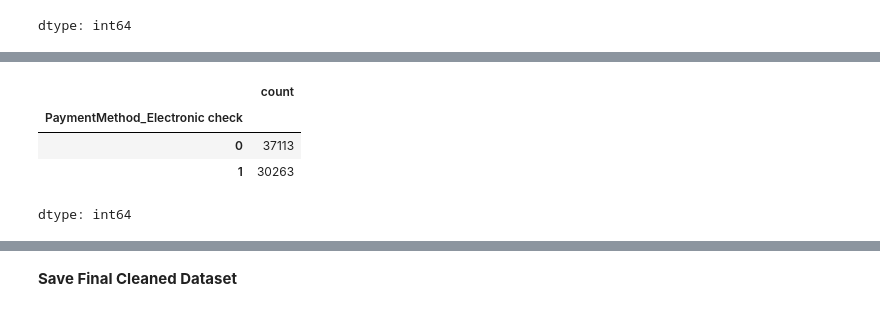
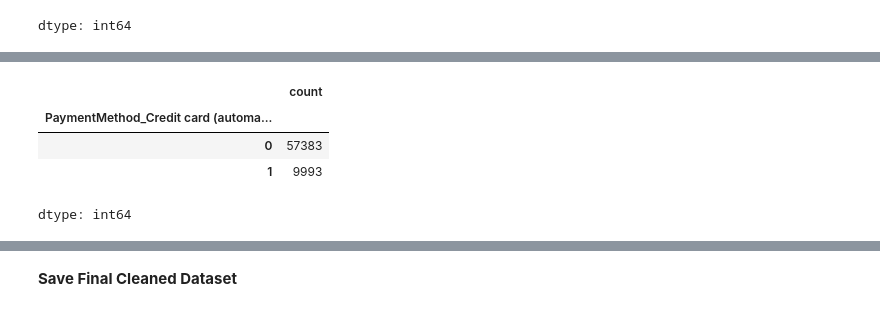
Before and after one commit to linda-bsharat/telco-customer-churn-prediction, a Jupyter notebook: notebooks/01_data_cleaning_and_eda.ipynb, the cells around one changed output, grey strips where cells are left out. Cells and saved outputs as stored; diff of their text form; code cells hidden in the pictures.

```diff
--- a/notebooks/01_data_cleaning_and_eda.ipynb
+++ b/notebooks/01_data_cleaning_and_eda.ipynb
@@ -1245,12 +1260,12 @@ df["PaymentMethod_Credit card (automatic)"] = df["PaymentMethod_Credit card (aut
 })
 # %%
 # Check distribution for Electronic Check payment method
-df["PaymentMethod_Electronic check"].value_counts()
+df["PaymentMethod_Credit card (automatic)"].value_counts()
 # %% [output]
 |  | count |
-| PaymentMethod_Electronic check |  |
-| 0 | 37113 |
-| 1 | 30263 |
+| PaymentMethod_Credit card (automa... |  |
+| 0 | 57383 |
+| 1 | 9993 |
 dtype: int64
 # %%
 # Convert Mailed Check payment method column to numeric
```
Also changed, not shown: parts of 4 cells of this notebook.
